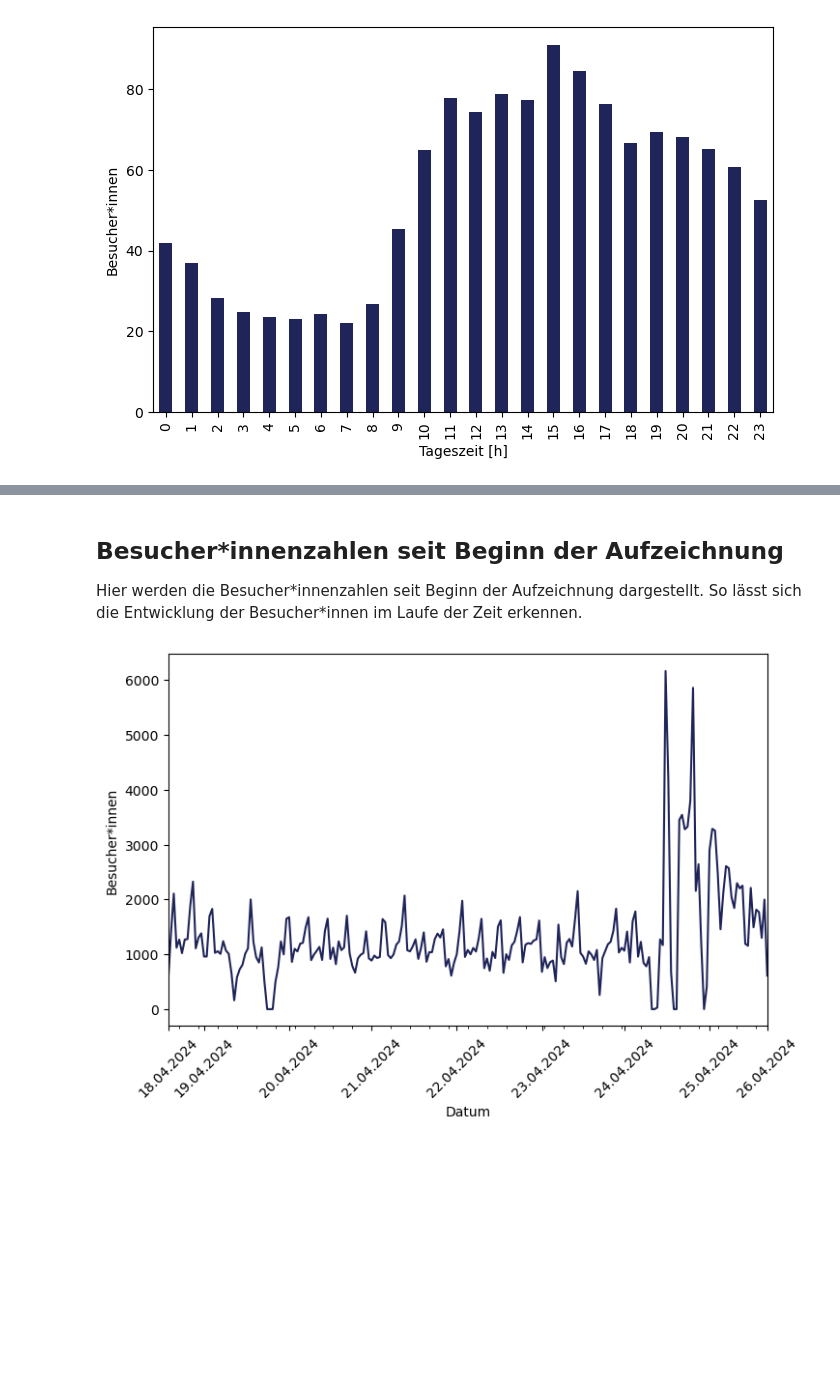
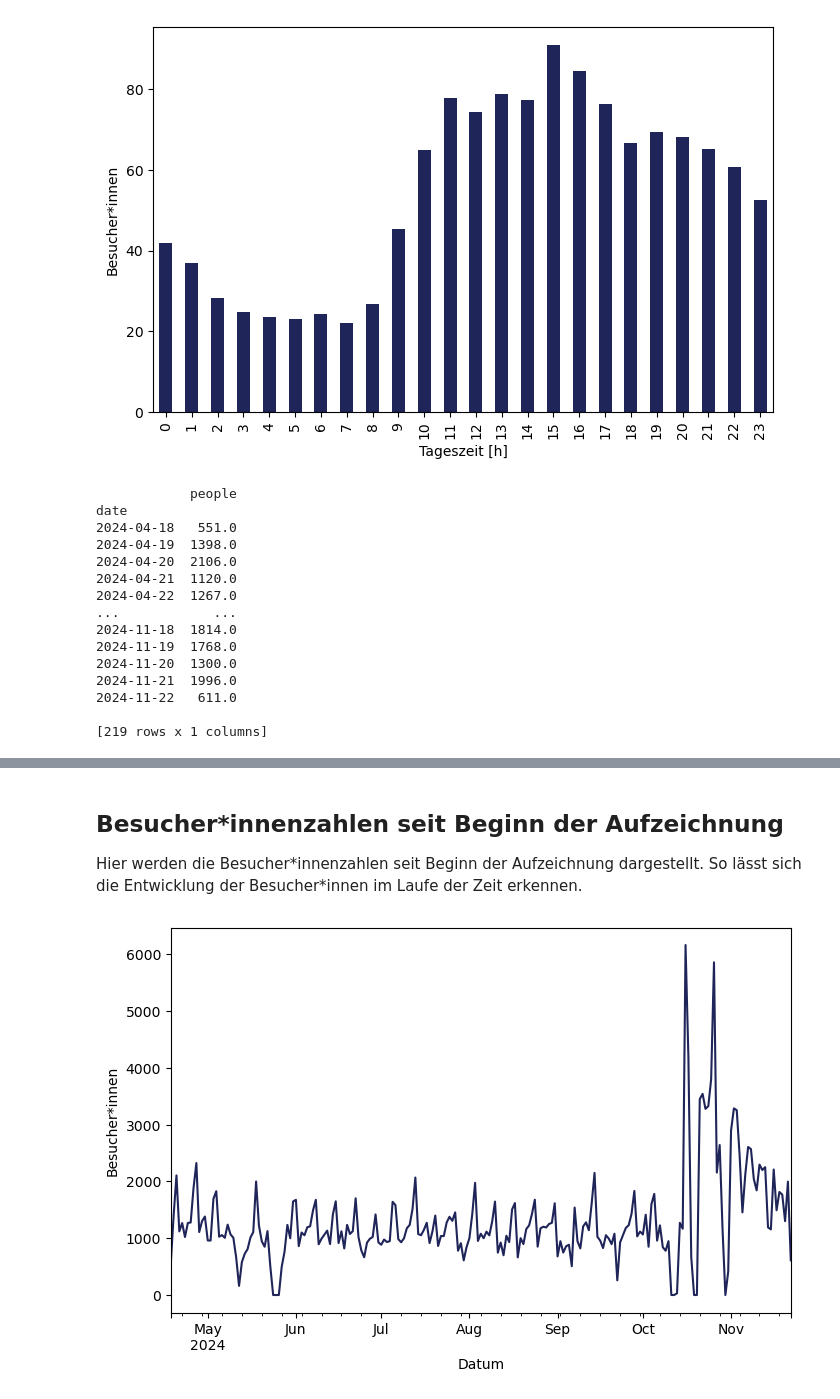
Before and after one commit to NOWUM/Ac-DatEP, a Jupyter notebook: use-cases/einzelhandel/einzelhandelsbericht.ipynb, the cells around one changed output, grey strips where cells are left out. Cells and saved outputs as stored; diff of their text form; code cells hidden in the pictures; blank space fills up the shorter version.

```diff
--- a/use-cases/einzelhandel/einzelhandelsbericht.ipynb
+++ b/use-cases/einzelhandel/einzelhandelsbericht.ipynb
@@ -392,24 +386,39 @@ Hier werden die Stunden gegen die Besucher\*innenzahlen seit Beginn der Aufzeich
 # %%
 # Plot 8:
 print(walkdata_full_sum)
 ax8 = walkdata_full_sum.plot.line(y="people", figsize=(8, 5), legend=False, color=["#1f2459"])
 
 # text
 display(Markdown(f'''<div style="page-break-after: always;"></div>'''))
 display(Markdown(f'''
 ## Besucher*innenzahlen seit Beginn der Aufzeichnung
 
 Hier werden die Besucher\\*innenzahlen seit Beginn der Aufzeichnung dargestellt. So lässt sich die Entwicklung der Besucher*innen im Laufe der Zeit erkennen.'''))
 
 ax8.set_ylabel("Besucher*innen")
 ax8.set_xlabel("Datum")
-ax8.set_xticklabels(walkdata_full_sum.index.strftime("%d.%m.%Y").unique(), rotation=45)
+#ax8.set_xticklabels(walkdata_full_sum.index.strftime("%d.%m.%Y").unique(), rotation=45)
 
 plt.show()
 # %% [output]
+            people
+date
+2024-04-18   551.0
+2024-04-19  1398.0
+2024-04-20  2106.0
+2024-04-21  1120.0
+2024-04-22  1267.0
+...            ...
+2024-11-18  1814.0
+2024-11-19  1768.0
+2024-11-20  1300.0
+2024-11-21  1996.0
+2024-11-22   611.0
+
+[219 rows x 1 columns]
 <div style="page-break-after: always;"></div>
 
 ## Besucher*innenzahlen seit Beginn der Aufzeichnung
 
 Hier werden die Besucher\*innenzahlen seit Beginn der Aufzeichnung dargestellt. So lässt sich die Entwicklung der Besucher*innen im Laufe der Zeit erkennen.
-[figure, old version]
+[figure, new version]
```
Also changed, not shown: parts of 3 cells of this notebook.
